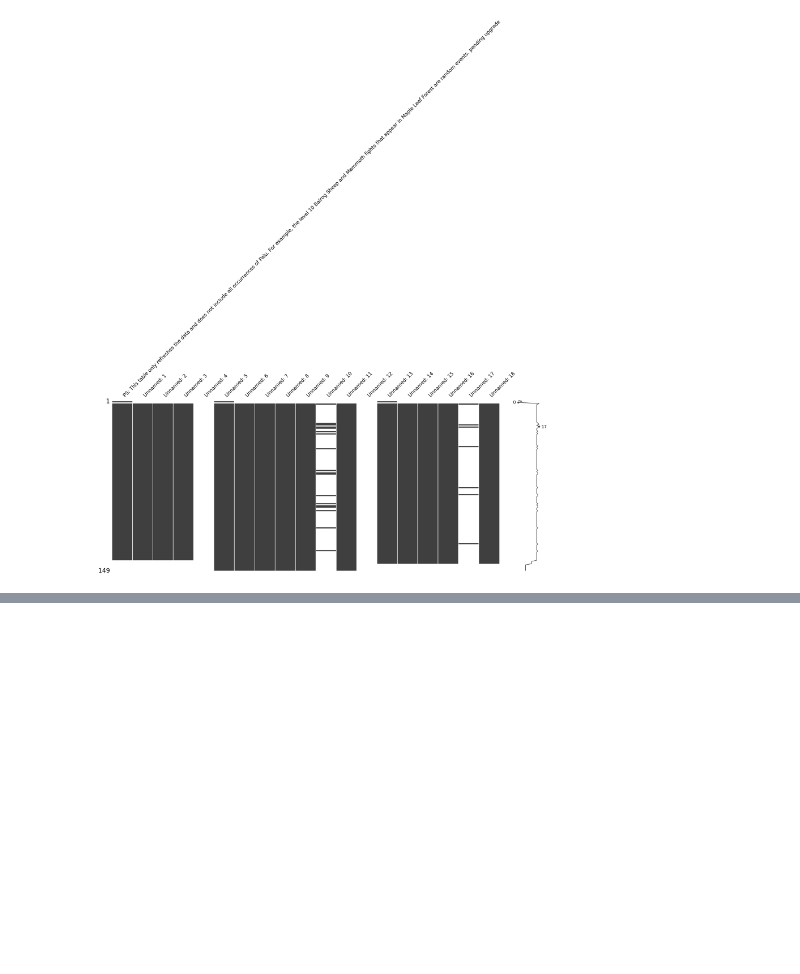
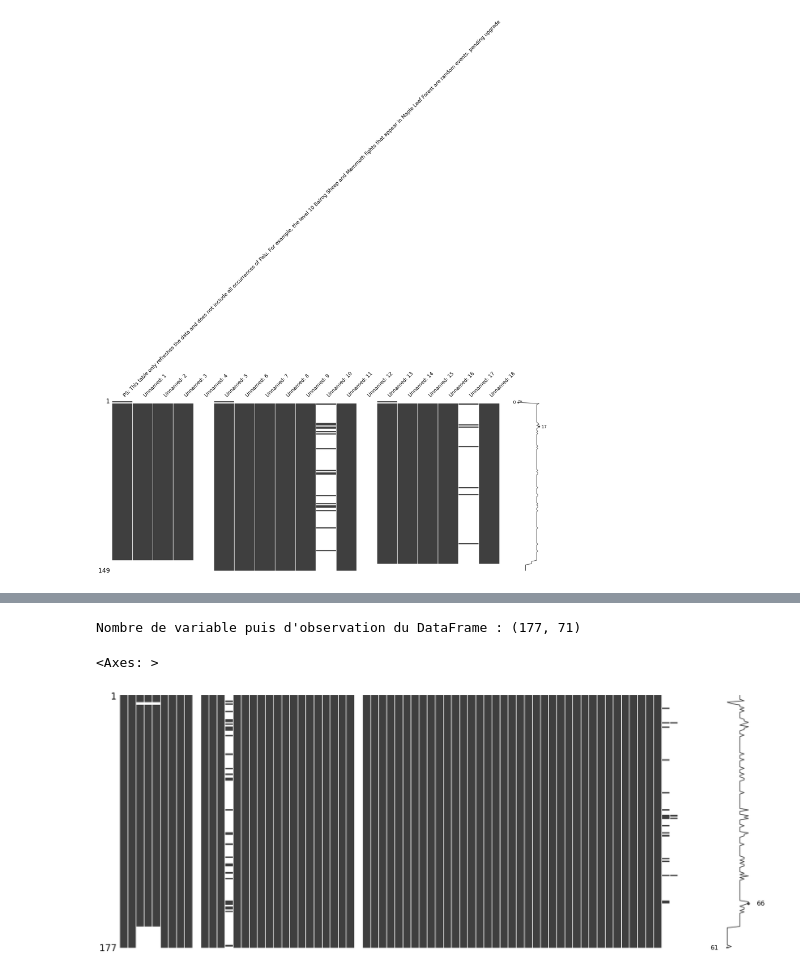
Before and after one commit to WilliamRoets/Analyse-des-Pals, a Jupyter notebook: info.ipynb, the cells around one changed output, grey strips where cells are left out. Saved outputs shown, nothing was run; the diff lists cells and outputs as text; code cells hidden in the pictures; blank space fills up the shorter version.

```diff
--- a/info.ipynb
+++ b/info.ipynb
@@ -61,0 +73,11 @@ Nombre de variable puis d'observation du DataFrame : (149, 19)
+# %%
+data4 = pd.read_csv('assets/Palworld_Data-hide pallu attributes.csv')
+
+# Afficher la dimensionnalité du DataFrame
+print("Nombre de variable puis d'observation du DataFrame :", data4.shape)
+
+msno.matrix(data4)
+# %% [output]
+Nombre de variable puis d'observation du DataFrame : (177, 71)
+<Axes: >
+[figure, added]
```
Also changed, not shown: parts of 3 cells of this notebook.
